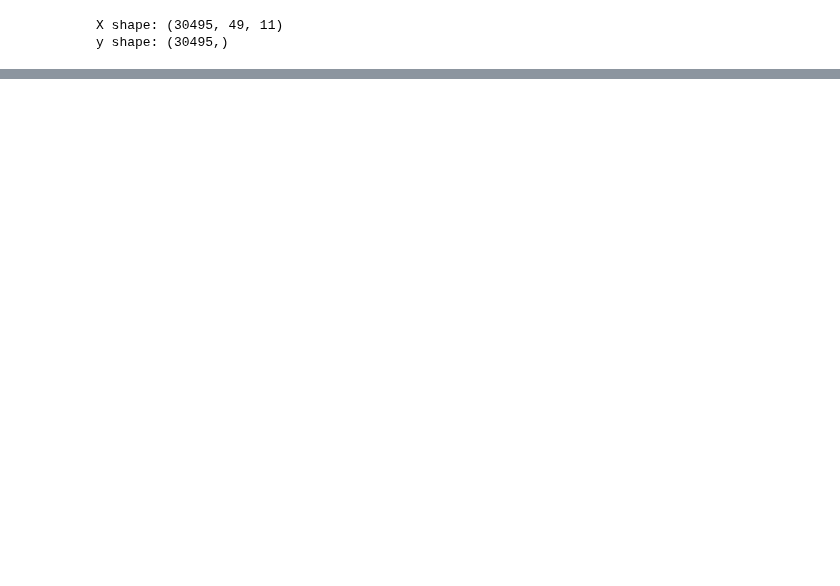
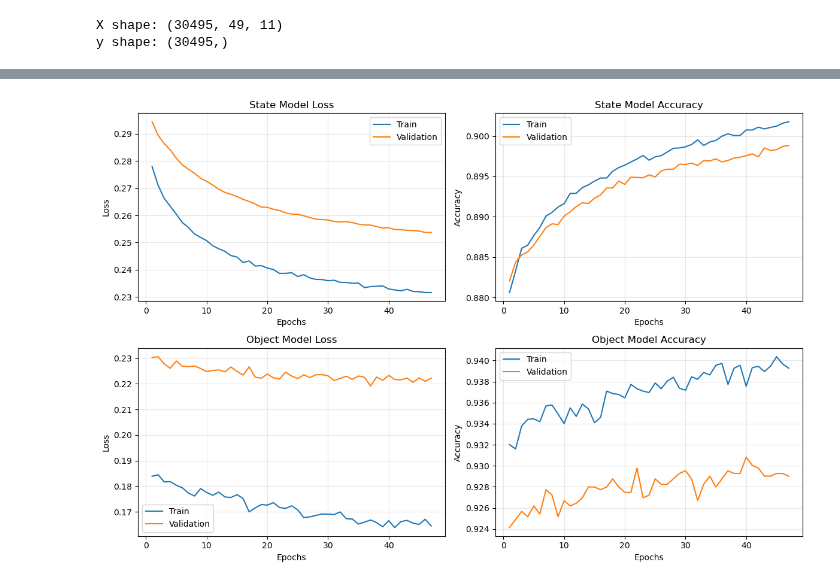
Before and after one commit to tedinspace/space-object-identification, a Jupyter notebook: src/Final_Model_Draft_Padding.ipynb, the cells around one changed output, grey strips where cells are left out. Drawn from its saved outputs; the diff is of its cells as text; code cells hidden in the pictures; blank space fills up the shorter version.

```diff
--- a/src/Final_Model_Draft_Padding.ipynb
+++ b/src/Final_Model_Draft_Padding.ipynb
@@ -215,0 +419,16 @@ plt.tight_layout()
+# %%
+fig, axes = plt.subplots(nrows=2, ncols=2, figsize=(12,8))
+for i, level in enumerate(['state', 'object']):
+    for j, metric in enumerate(['loss', 'accuracy']):
+        for k, split in enumerate(['', 'val_']):
+            data = final_history[f'{split}{level}_output_{metric}']
+            axes[i][j].plot(np.arange(len(data))+1, data, color=f'C{k}', label='Train' if split == '' else 'Validation')
+            axes[i][j].legend()
+            axes[i][j].set_xlabel('Epochs')
+            axes[i][j].set_ylabel(metric.title())
+            axes[i][j].set_title(f'{level.title()} Model {metric.title()}')
+            axes[i][j].grid(alpha=0.3)
+
+plt.tight_layout()
+# %% [output]
+[figure, added]
```
Also changed, not shown: parts of 30 cells of this notebook.
